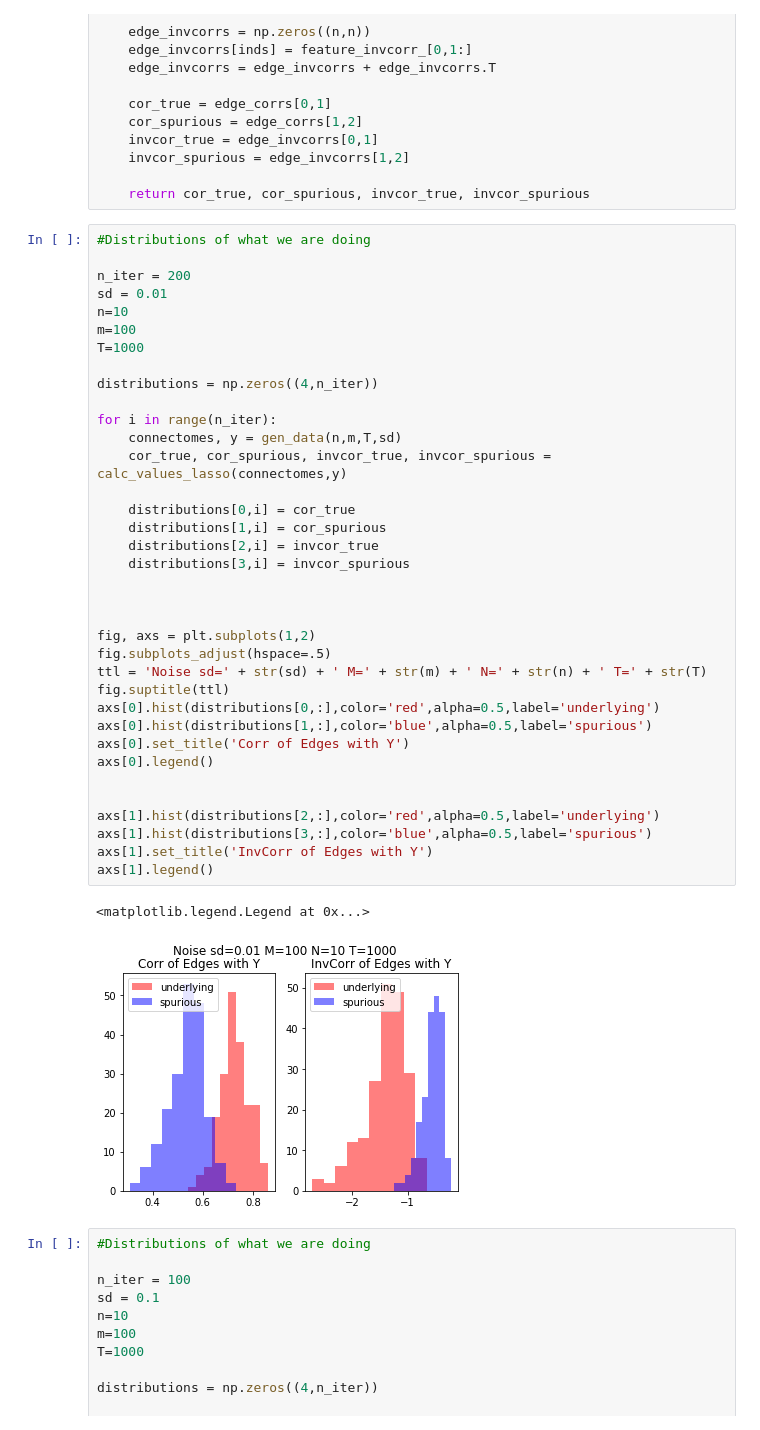
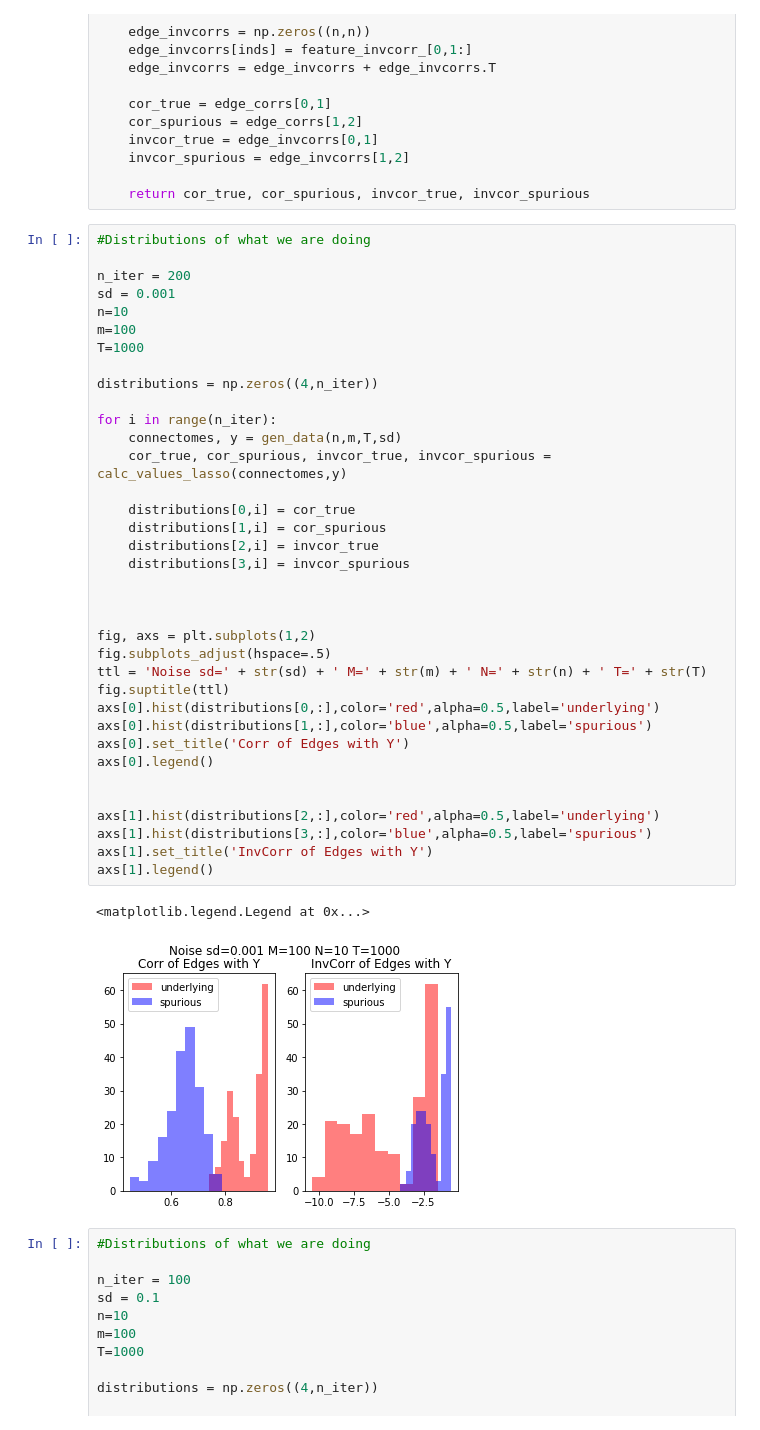
Before and after one commit to neurodata/dos_and_donts, a Jupyter notebook: experiments/experiment_10/effect.ipynb, the cells around one changed output. Drawn from its saved outputs; the diff is of its cells as text.

```diff
--- a/experiments/experiment_10/effect.ipynb
+++ b/experiments/experiment_10/effect.ipynb
@@ -114,41 +114,41 @@ def calc_values_normal(connectomes,y):
 #Distributions of what we are doing
 
 n_iter = 200
-sd = 0.01
+sd = 0.001
 n=10
 m=100
 T=1000
 
 distributions = np.zeros((4,n_iter))
 
 for i in range(n_iter):
     connectomes, y = gen_data(n,m,T,sd)
     cor_true, cor_spurious, invcor_true, invcor_spurious = calc_values_lasso(connectomes,y)
 
     distributions[0,i] = cor_true
     distributions[1,i] = cor_spurious
     distributions[2,i] = invcor_true
     distributions[3,i] = invcor_spurious
 
 
 
 fig, axs = plt.subplots(1,2)
 fig.subplots_adjust(hspace=.5)
 ttl = 'Noise sd=' + str(sd) + ' M=' + str(m) + ' N=' + str(n) + ' T=' + str(T)
 fig.suptitle(ttl)
 axs[0].hist(distributions[0,:],color='red',alpha=0.5,label='underlying')
 axs[0].hist(distributions[1,:],color='blue',alpha=0.5,label='spurious')
 axs[0].set_title('Corr of Edges with Y')
 axs[0].legend()
 
 
 axs[1].hist(distributions[2,:],color='red',alpha=0.5,label='underlying')
 axs[1].hist(distributions[3,:],color='blue',alpha=0.5,label='spurious')
 axs[1].set_title('InvCorr of Edges with Y')
 axs[1].legend()
 # %% [output]
 <matplotlib.legend.Legend at 0x...>
-[figure, old version]
+[figure, new version]
 # %%
 #Distributions of what we are doing
 
```
Also changed, not shown: 1 other file.
